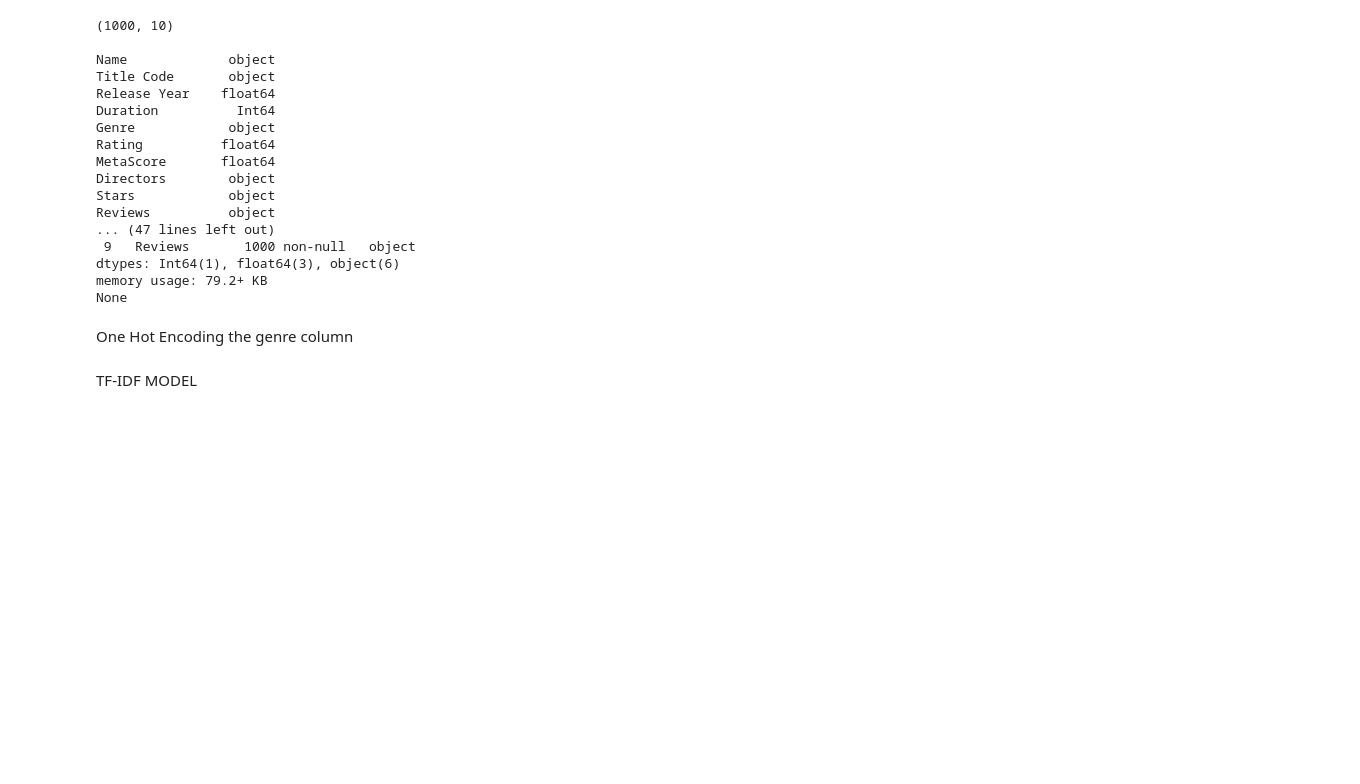
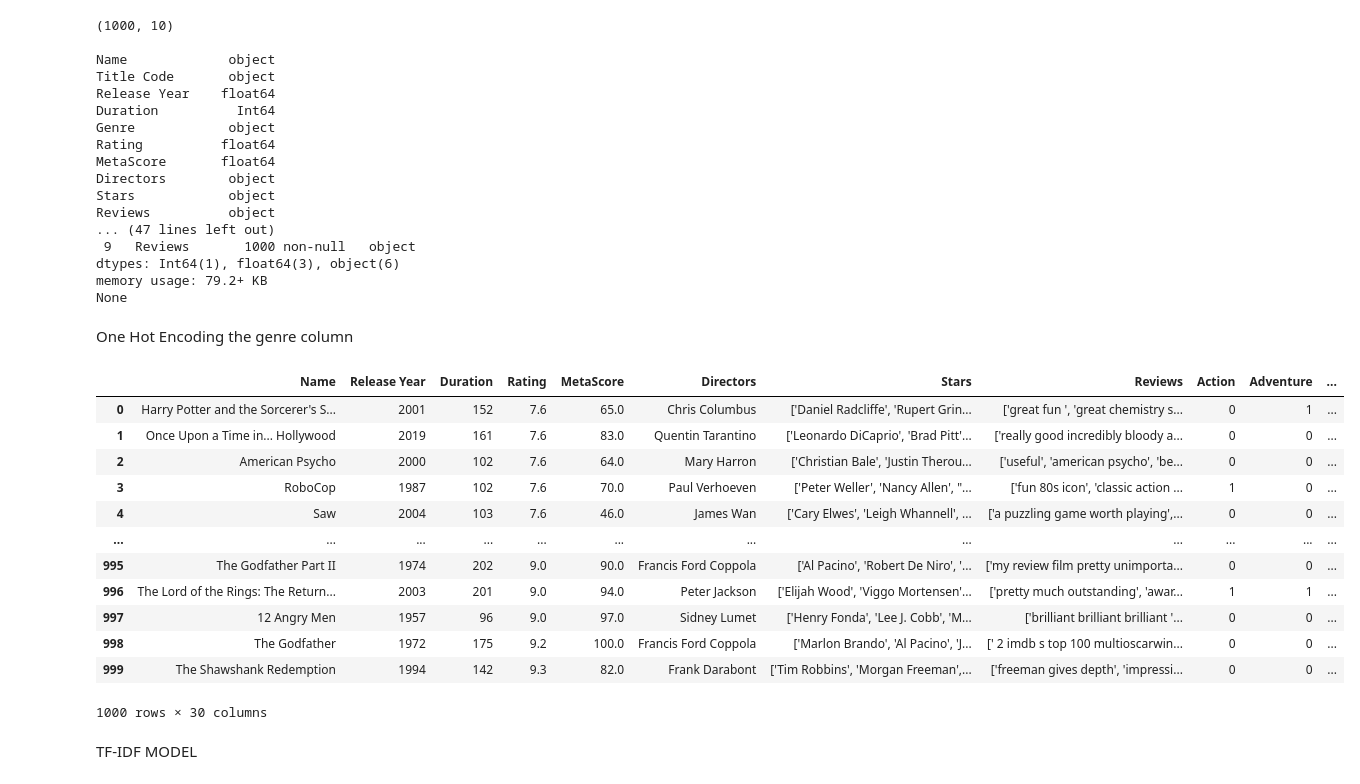
Before and after one commit to babaranjitsing/Exploring-Movie-and-Web-series-Choices-with-IMDB, a Jupyter notebook: project(21l-5651).ipynb, the cells around one changed output. Saved outputs shown, nothing was run; the diff lists cells and outputs as text; code cells hidden in the pictures; blank space fills up the shorter version.

```diff
--- a/project(21l-5651).ipynb
+++ b/project(21l-5651).ipynb
@@ -383,11 +383,26 @@ df_encoded = pd.concat([df, encoded_genres], axis=1)
 # %%
 # dropping the columns that are not required
 df_encoded.drop(['Title Code', 'Genre'], axis=1, inplace=True)
 
 df_encoded['Review Sentiments'] = review_sentiments_col
 
 # saving to an excel file
 df_encoded.to_excel('1000_IMDB_Movies_Cleaned.xlsx', index=False)
+df_encoded
+# %% [output]
+|  | Name | Release Year | Duration | Rating | MetaScore | Directors | Stars | Reviews | Action | Adventure | ... |
+| 0 | Harry Potter and the Sorcerer's S... | 2001 | 152 | 7.6 | 65.0 | Chris Columbus | ['Daniel Radcliffe', 'Rupert Grin... | ['great fun ', 'great chemistry s... | 0 | 1 | ... |
+| 1 | Once Upon a Time in... Hollywood | 2019 | 161 | 7.6 | 83.0 | Quentin Tarantino | ['Leonardo DiCaprio', 'Brad Pitt'... | ['really good incredibly bloody a... | 0 | 0 | ... |
+| 2 | American Psycho | 2000 | 102 | 7.6 | 64.0 | Mary Harron | ['Christian Bale', 'Justin Therou... | ['useful', 'american psycho', 'be... | 0 | 0 | ... |
+| 3 | RoboCop | 1987 | 102 | 7.6 | 70.0 | Paul Verhoeven | ['Peter Weller', 'Nancy Allen', "... | ['fun 80s icon', 'classic action ... | 1 | 0 | ... |
+| 4 | Saw | 2004 | 103 | 7.6 | 46.0 | James Wan | ['Cary Elwes', 'Leigh Whannell', ... | ['a puzzling game worth playing',... | 0 | 0 | ... |
+| ... | ... | ... | ... | ... | ... | ... | ... | ... | ... | ... | ... |
+| 995 | The Godfather Part II | 1974 | 202 | 9.0 | 90.0 | Francis Ford Coppola | ['Al Pacino', 'Robert De Niro', '... | ['my review film pretty unimporta... | 0 | 0 | ... |
+| 996 | The Lord of the Rings: The Return... | 2003 | 201 | 9.0 | 94.0 | Peter Jackson | ['Elijah Wood', 'Viggo Mortensen'... | ['pretty much outstanding', 'awar... | 1 | 1 | ... |
+| 997 | 12 Angry Men | 1957 | 96 | 9.0 | 97.0 | Sidney Lumet | ['Henry Fonda', 'Lee J. Cobb', 'M... | ['brilliant brilliant brilliant '... | 0 | 0 | ... |
+| 998 | The Godfather | 1972 | 175 | 9.2 | 100.0 | Francis Ford Coppola | ['Marlon Brando', 'Al Pacino', 'J... | [' 2 imdb s top 100 multioscarwin... | 0 | 0 | ... |
+| 999 | The Shawshank Redemption | 1994 | 142 | 9.3 | 82.0 | Frank Darabont | ['Tim Robbins', 'Morgan Freeman',... | ['freeman gives depth', 'impressi... | 0 | 0 | ... |
+1000 rows × 30 columns
 # %%
 df = pd.read_excel('1000_IMDB_Movies_Cleaned.xlsx')
 df['Reviews'] = df['Reviews'].apply(ast.literal_eval)
```
